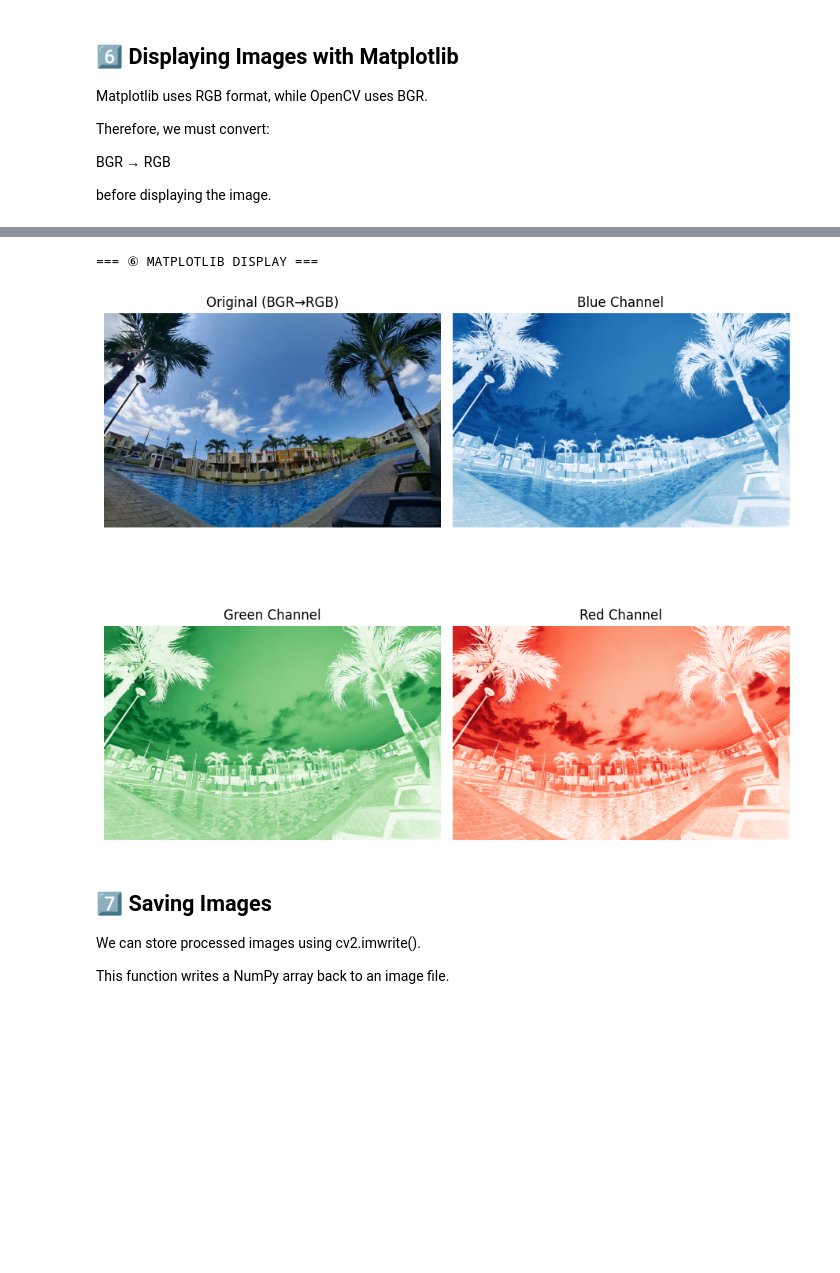
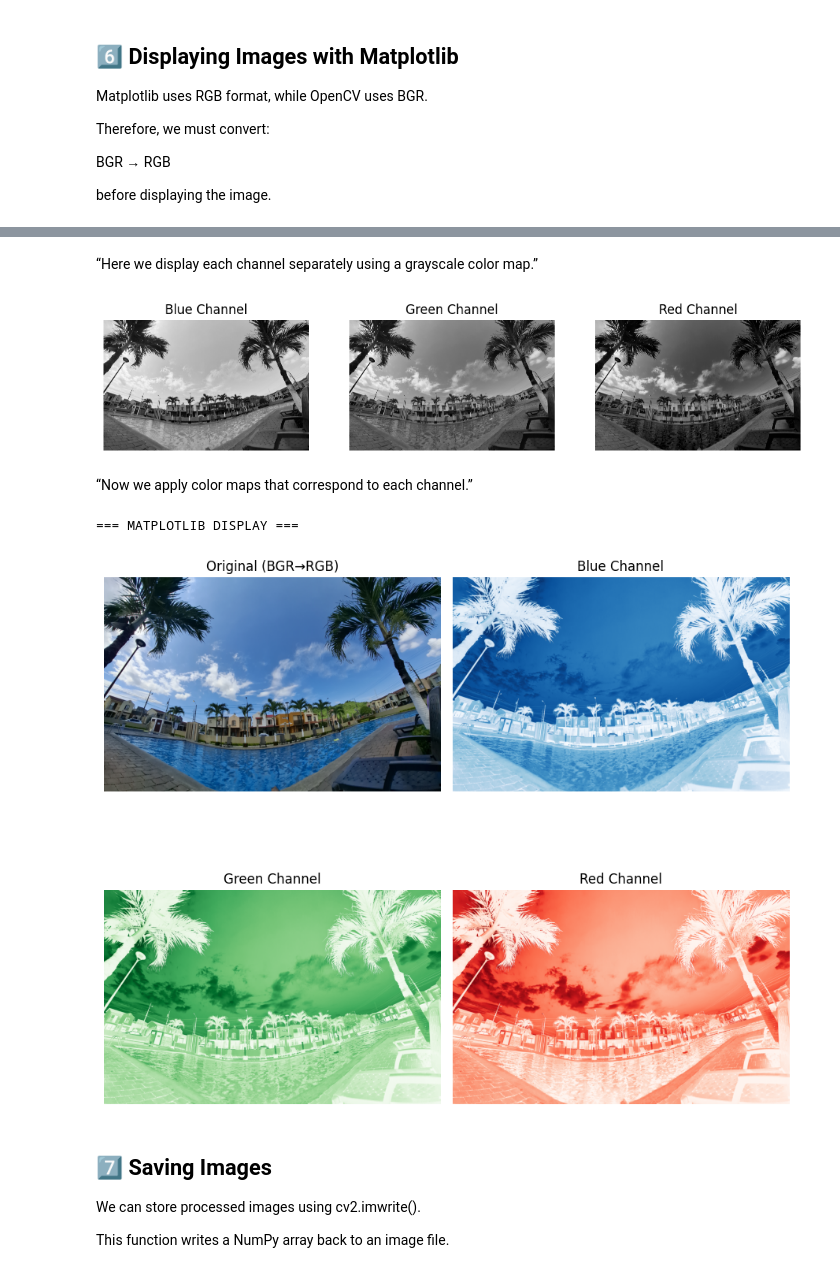
Before and after one commit to jeremi-silva/computer-vision-lecture-01, a Jupyter notebook: notebook/lecture01.ipynb, the cells around one changed output, grey strips where cells are left out. Saved outputs shown, nothing was run; the diff lists cells and outputs as text; code cells hidden in the pictures; blank space fills up the shorter version.

```diff
--- a/notebook/lecture01.ipynb
+++ b/notebook/lecture01.ipynb
@@ -209,5 +288,31 @@ before displaying the image.
+# %% [markdown]
+“Here we display each channel separately using a grayscale color map.”
+# %%
+# Display channels
+plt.figure(figsize=(12,4))
+
+plt.subplot(1,3,1)
+plt.imshow(blue, cmap='gray')
+plt.title("Blue Channel")
+plt.axis("off")
+
+plt.subplot(1,3,2)
+plt.imshow(green, cmap='gray')
+plt.title("Green Channel")
+plt.axis("off")
+
+plt.subplot(1,3,3)
+plt.imshow(red, cmap='gray')
+plt.title("Red Channel")
+plt.axis("off")
+
+plt.show()
+# %% [output]
+[figure, added]
+# %% [markdown]
+“Now we apply color maps that correspond to each channel.”
 # %%
-print("\n=== ⑥ MATPLOTLIB DISPLAY ===")
+print("\n=== MATPLOTLIB DISPLAY ===")
 
 # Convert BGR to RGB for proper display
 img_rgb = cv2.cvtColor(img, cv2.COLOR_BGR2RGB)
@@ -238,7 +343,7 @@ axes[1,1].axis("off")
 plt.tight_layout()
 plt.show()
 # %% [output]
-=== ⑥ MATPLOTLIB DISPLAY ===
+=== MATPLOTLIB DISPLAY ===
 [figure]
 # %% [markdown]
 ## 7️⃣ Saving Images
```
Also changed, not shown: parts of 6 cells of this notebook, 1 other file.
